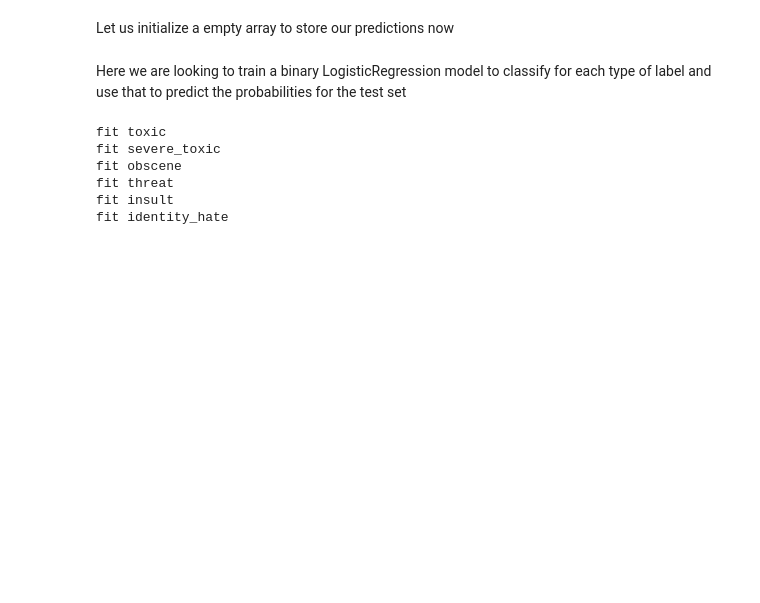
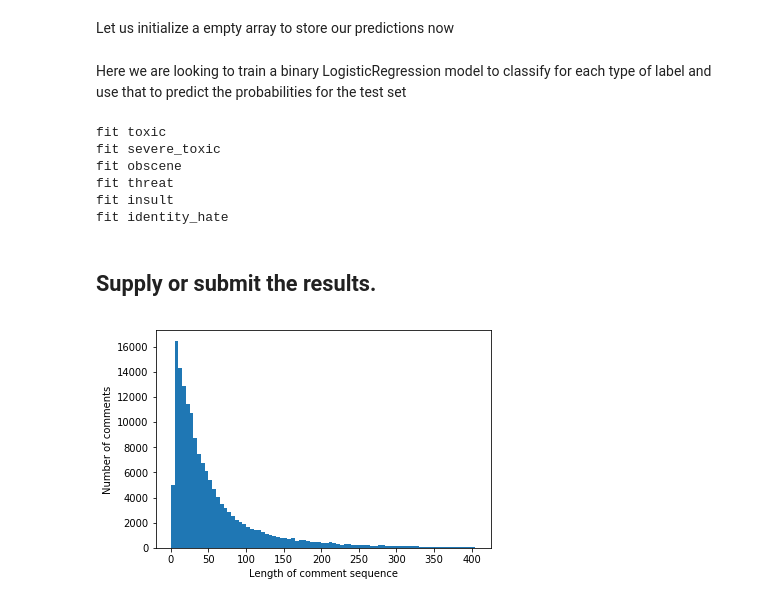
Before and after one commit to raghav96/datascience, a Jupyter notebook: Toxic Comment Dataset Challenge.ipynb, the cells around one changed output. Saved outputs shown, nothing was run; the diff lists cells and outputs as text; code cells hidden in the pictures; blank space fills up the shorter version.

```diff
--- a/Toxic Comment Dataset Challenge.ipynb
+++ b/Toxic Comment Dataset Challenge.ipynb
@@ -207,0 +249,2 @@ submission.to_csv('submission.csv', index=False)
+# %% [markdown]
+## Supply or submit the results.
@@ -207,0 +259,14 @@ submission.to_csv('submission.csv', index=False)
+# %%
+max_features = 20000
+tokenizer = Tokenizer(num_words=max_features)
+tokenizer.fit_on_texts(list(comments_train))
+list_tok_train = tokenizer.texts_to_sequences(comments_train)
+list_tok_test = tokenizer.texts_to_sequences(comments_test)
+# %%
+totalNumWords = [len(one_comment) for one_comment in list_tok_train]
+plt.hist(totalNumWords,bins = np.arange(0,410,5))
+plt.xlabel('Length of comment sequence')
+plt.ylabel('Number of comments')
+plt.show()
+# %% [output]
+[figure, added]
```
Also changed, not shown: parts of 14 cells of this notebook.
